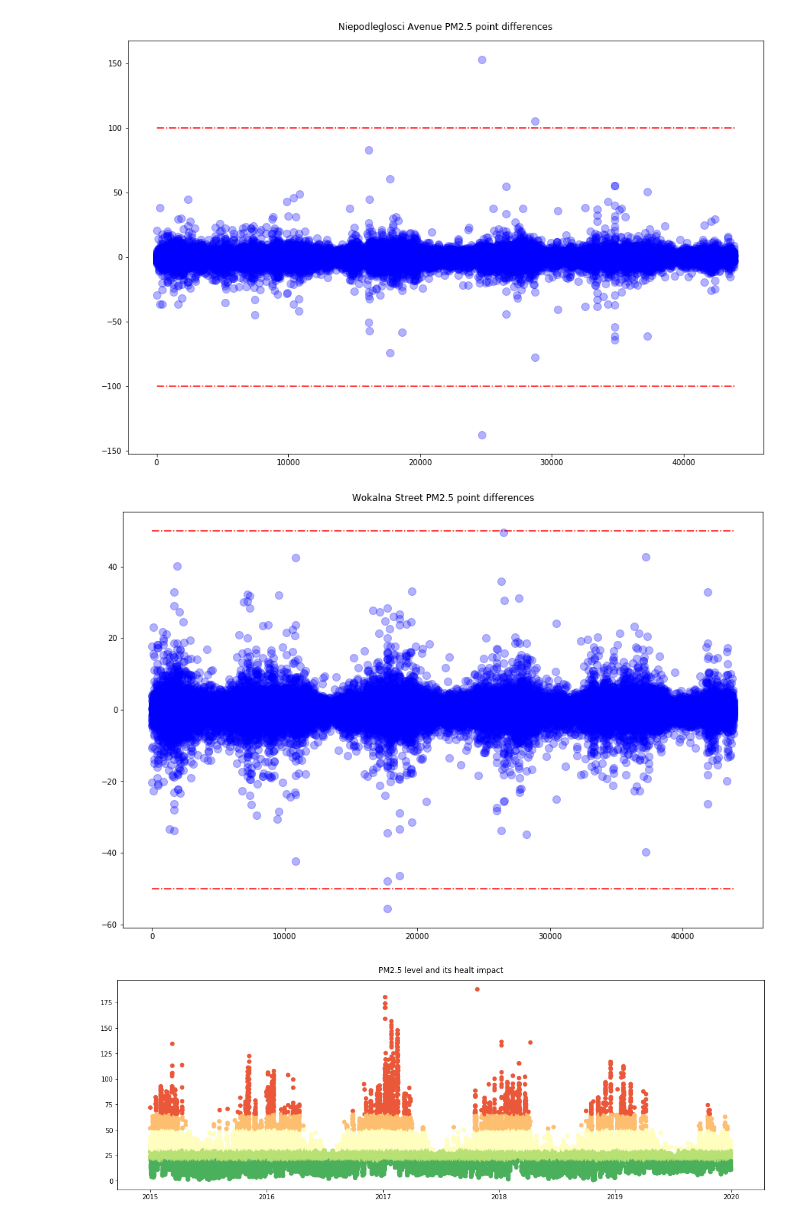
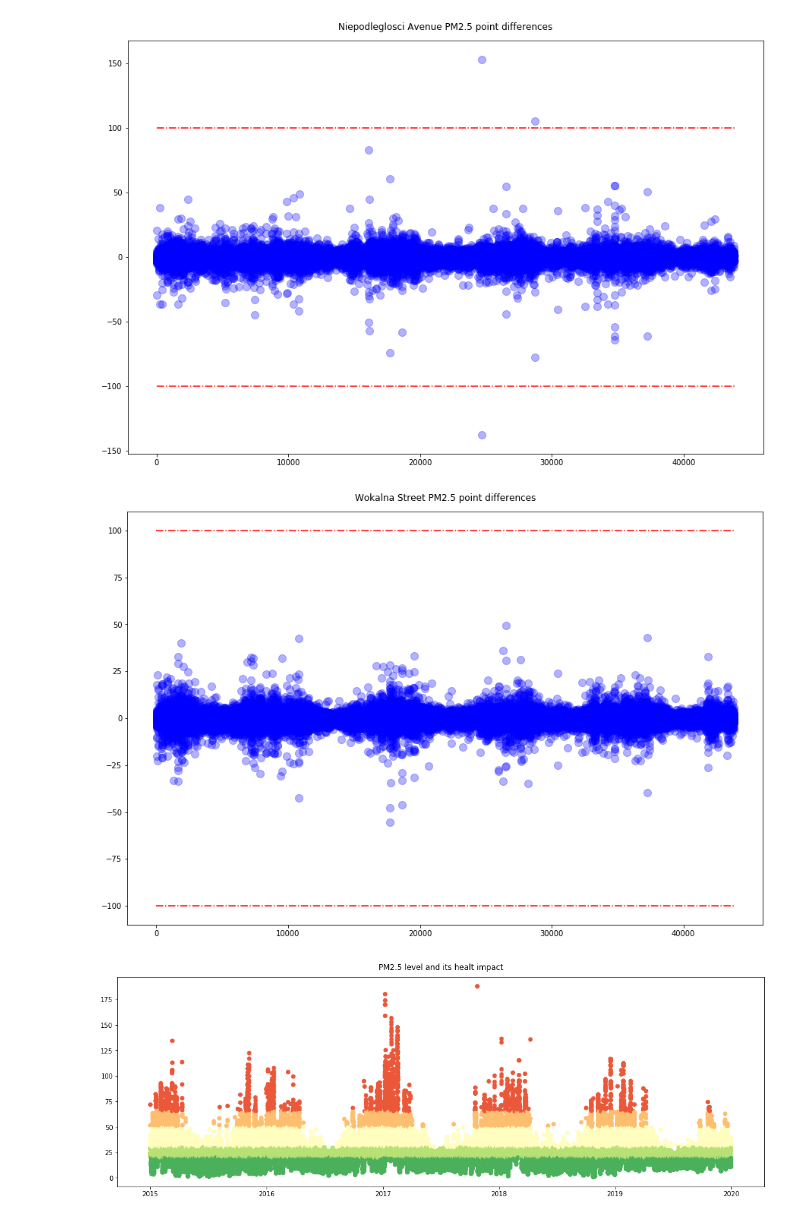
Before and after one commit to mattzajac/DataWorkshop_Competition_Warsaw_Air_Pollution, a Jupyter notebook: Warsaw Air Pollution EDA.ipynb, the cells around one changed output. Saved outputs shown, nothing was run; the diff lists cells and outputs as text; code cells hidden in the pictures.

```diff
--- a/Warsaw Air Pollution EDA.ipynb
+++ b/Warsaw Air Pollution EDA.ipynb
@@ -333,7 +333,7 @@ df.head()
 | 4 | 2015-01-01 04:00:00 | 4.0 | 26.41 | 1.0 | 32.89 | 0.97 | fog | NaN | ... |
 # %%
 # drop unneccessary columns
-df.drop(['Unnamed: 0', 'time'], axis=1, inplace=True)
+df.drop(['Unnamed: 0', 'summary', 'time'], axis=1, inplace=True)
 # %%
 # assign meaningful column names for PM2.5 results
 df.rename(columns={'MzWarAlNiepo':'PM25_nie', 'MzWarKondrat':'PM25_kon', 'MzWarWokalna':'PM25_wok'}, inplace=True)
@@ -411,11 +414,10 @@ df = df.drop(outliers,axis=1)
 # %%
 # replace na values for categorical features with 'unknown'
 df['icon'] = df['icon'].fillna('unknown')
-df['summary'] = df['summary'].fillna('unknown')
 # %%
 # apply linear interpolation for missing data
 feats=['apparentTemperature','cloudCover', 'dewPoint', 'humidity', 'precipIntensity',
-      'precipProbability', 'pressure', 'temperature', 'uvIndex', 'visibility', 'windBearing',
+      'precipProbability', 'pressure', 'temperature', 'visibility', 'windBearing',
       'windSpeed']
 
 for feat in feats:
@@ -447,6 +450,9 @@ feats=['cloudCover', 'precipIntensity','precipProbability',
 
 for feat in feats:
     df[feat] = df[feat].fillna( method ='bfill')
+# %%
+# apply forward fill for 'uvIndex'
+df['uvIndex'] = df['uvIndex'].fillna( method ='ffill')
 # %% [markdown]
 **I will fill in missing values for PM2.5 levels with the mean value for a certain mm-dd hh:mm:ss
 in order to achieve this I need to extract parts of the date. On the way, I will extract more
@@ -537,12 +543,12 @@ plt.hlines(xmin=df.index.min(), xmax=df.index.max(), y=-100, color='r', linestyl
 # %%
 # check the time distribution of the missing values for Wokalna Street station
 plt.plot(df.index, df['PM25_wok'].diff(), 'bo', alpha=0.3, ms=10, lw='3')
 
 plt.title("Wokalna Street PM2.5 point differences", y=1.015)
-plt.hlines(xmin=df.index.min(), xmax=df.index.max(), y=50, color='r', linestyle='-.')
-plt.hlines(xmin=df.index.min(), xmax=df.index.max(), y=-50, color='r', linestyle='-.');
+plt.hlines(xmin=df.index.min(), xmax=df.index.max(), y=100, color='r', linestyle='-.')
+plt.hlines(xmin=df.index.min(), xmax=df.index.max(), y=-100, color='r', linestyle='-.');
 # %% [output]
-[figure, old version]
+[figure, new version]
 # %%
 scatter_data = df[ ['datetime', 'PM25_nie'] ]
 #scatter_data = scatter_data[ False == scatter_data['pm25_nie'].isnull() ]
```
Also changed, not shown: parts of 6 cells of this notebook, 1 other file.
